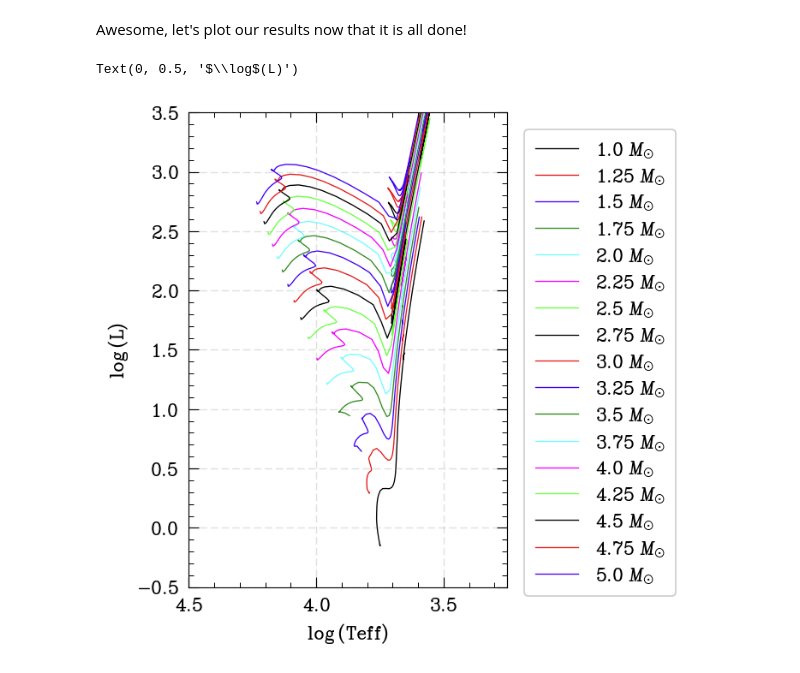
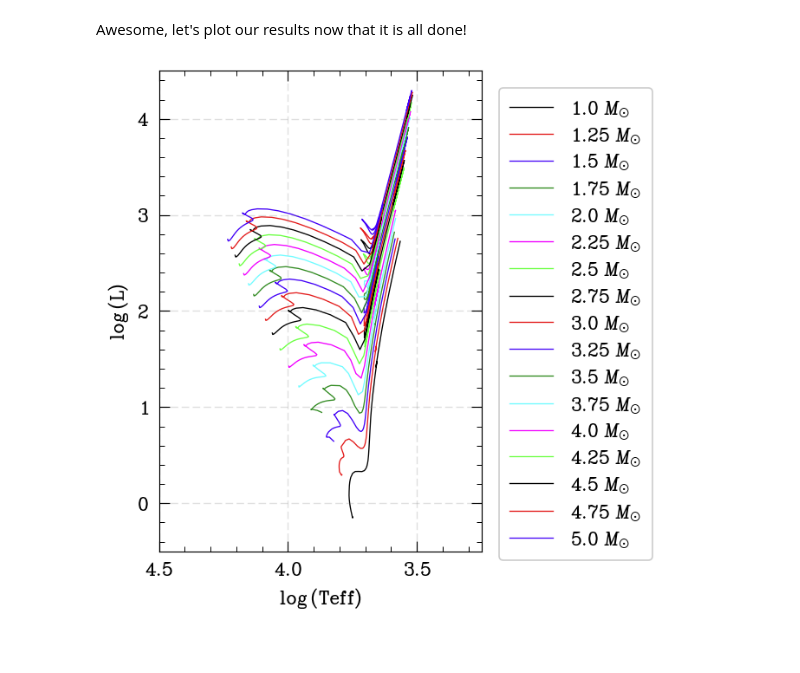
Before and after one commit to CamberCloud-Inc/mesa_demo, a Jupyter notebook: MESA_StellarTracks.ipynb, the cells around one changed output. Saved outputs shown, nothing was run; the diff lists cells and outputs as text; code cells hidden in the pictures.

```diff
--- a/MESA_StellarTracks.ipynb
+++ b/MESA_StellarTracks.ipynb
@@ -167,20 +167,20 @@ Awesome, let's plot our results now that it is all done!
 # %%
 fig = plt.figure(figsize=(4,6))
 maxx=4.5
 minx=3.25
 miny=-0.5
-maxy=3.5
+maxy=4.5
 
 dirs = sorted([file for file in os.listdir("./") if file.startswith("00")])
 for d in dirs:
     h=mr.MesaData(str(d)+'/LOGS/history.data')
     plt.plot(h.log_Teff,h.log_L,linewidth=0.8,zorder=1,label=str(round(h.star_mass[0],4))+' $M_{\odot}$')
 plt.xlim(maxx,minx)
 plt.ylim(miny,maxy)
 plt.grid(alpha=0.25)
 plt.legend(frameon=True,bbox_to_anchor=(1, 1))
 plt.xlabel('$\log$(Teff)')
 plt.ylabel('$\log$(L)')
+plt.show()
 # %% [output]
-Text(0, 0.5, '$\\log$(L)')
-[figure, old version]
+[figure, new version]
```
